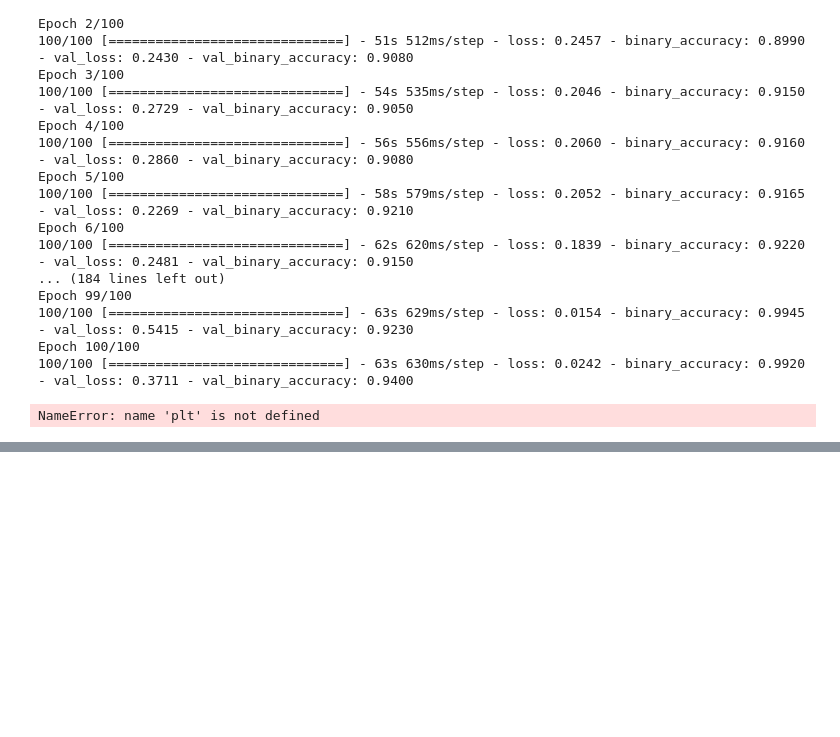
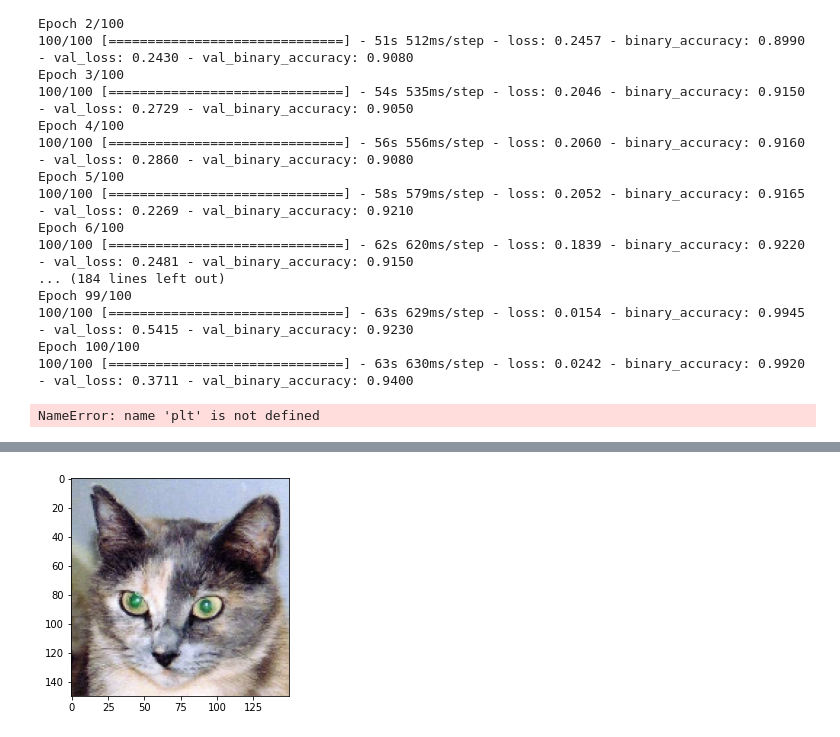
Before and after one commit to ashen007/Test_TF, a Jupyter notebook: notebooks/cat vs dogs.ipynb, the cells around one changed output, grey strips where cells are left out. Drawn from its saved outputs; the diff is of its cells as text; code cells hidden in the pictures; blank space fills up the shorter version.

```diff
--- a/notebooks/cat vs dogs.ipynb
+++ b/notebooks/cat vs dogs.ipynb
@@ -559,0 +584,13 @@ NameError: name 'plt' is not defined
+# %%
+# preprocess a single image
+image_path = '../data/cat&dogs/test/cat/cat.1700.jpg'
+
+img = image.load_img(image_path, target_size=(150, 150))
+img_tensor = image.img_to_array(img)
+img_tensor = np.expand_dims(img_tensor, axis=0)
+img_tensor /= 255.
+# %%
+plt.imshow(img_tensor[0])
+plt.show()
+# %% [output]
+[figure, added]
```
Also changed, not shown: parts of 6 cells of this notebook.
